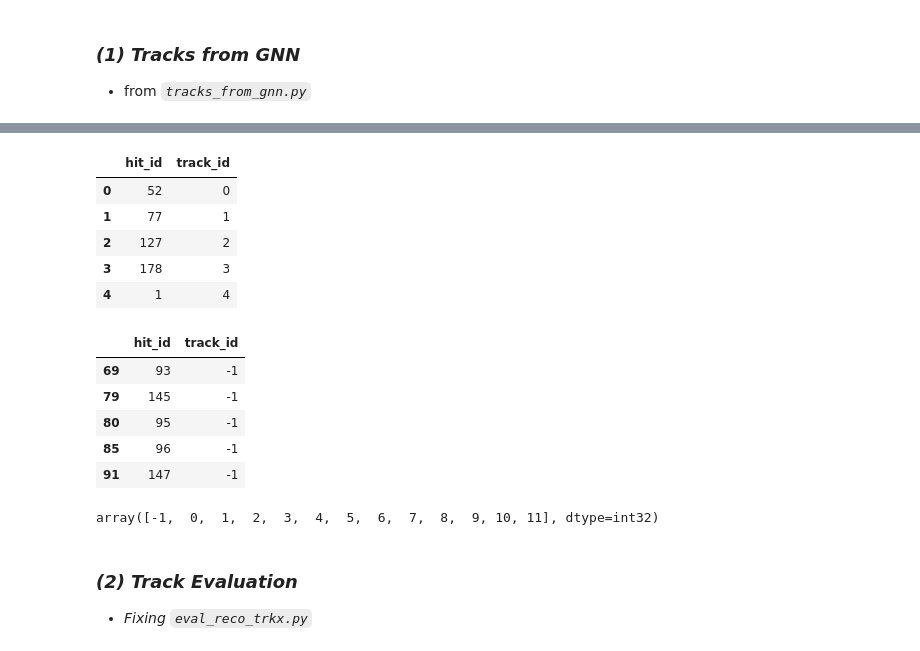
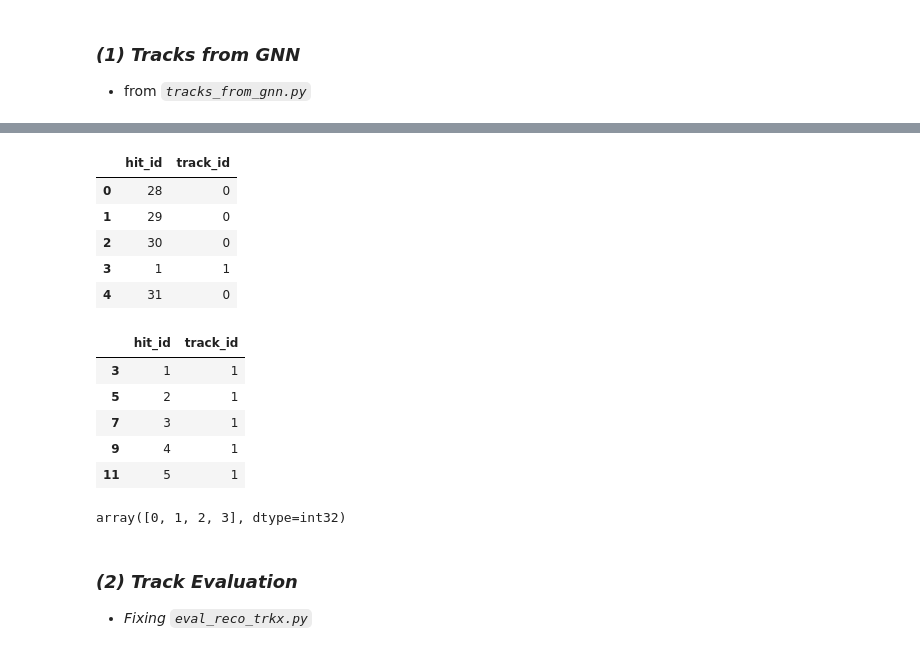
Before and after one commit to ai4fair/stttrkx, a Jupyter notebook: eval/eval_reco_trkx.ipynb, the cells around one changed output, grey strips where cells are left out. Saved outputs shown, nothing was run; the diff lists cells and outputs as text; code cells hidden in the pictures.

```diff
--- a/eval/eval_reco_trkx.ipynb
+++ b/eval/eval_reco_trkx.ipynb
@@ -33,9 +33,9 @@ from LightningModules.Processing import SttTorchDataReader
 
 * from _`tracks_from_gnn.py`_
 # %%
-raw_inputdir="../run_all/gnn_processed/pred"  # output of GNN stage as in test/pred
-rec_inputdir="../run_all/gnn_segmenting/seg"  # output of trkx_from_gnn.sh
-outputdir="../run_all/gnn_segmenting/eval"    # output of eval_reco_trkx.sh
+raw_inputdir="../run_all/fwp_gnn_processed/pred"  # output of GNN stage as in test/pred
+rec_inputdir="../run_all/fwp_gnn_segmenting/seg"  # output of trkx_from_gnn.sh
+outputdir="../run_all/fwp_gnn_segmenting/eval"    # output of eval_reco_trkx.sh
 # %%
 # reco_track_path = "run/trkx_from_gnn"
 reco_trkx_reader = SttTorchDataReader(rec_inputdir)
@@ -56,30 +47,30 @@ reco_trkx_reader.all_evtids[:10]
 # %%
 # fetch a single event
-reco_trkx_data = reco_trkx_reader(110000)
+reco_trkx_data = reco_trkx_reader(5)
 # %%
 reco_trkx_data.head()
 # %% [output]
 |  | hit_id | track_id |
-| 0 | 52 | 0 |
-| 1 | 77 | 1 |
-| 2 | 127 | 2 |
-| 3 | 178 | 3 |
-| 4 | 1 | 4 |
+| 0 | 28 | 0 |
+| 1 | 29 | 0 |
+| 2 | 30 | 0 |
+| 3 | 1 | 1 |
+| 4 | 31 | 0 |
 # %%
 # filter missed hits
-reco_trkx_data.query("track_id==-1").head()
+reco_trkx_data.query("track_id==1").head()
 # %% [output]
 |  | hit_id | track_id |
-| 69 | 93 | -1 |
-| 79 | 145 | -1 |
-| 80 | 95 | -1 |
-| 85 | 96 | -1 |
-| 91 | 147 | -1 |
+| 3 | 1 | 1 |
+| 5 | 2 | 1 |
+| 7 | 3 | 1 |
+| 9 | 4 | 1 |
+| 11 | 5 | 1 |
 # %%
 # number of reco tracks
 np.unique(reco_trkx_data.track_id.values)
 # %% [output]
-array([-1,  0,  1,  2,  3,  4,  5,  6,  7,  8,  9, 10, 11], dtype=int32)
+array([0, 1, 2, 3], dtype=int32)
 # %%
 # renaming
 reconstructed = reco_trkx_data
```
Also changed, not shown: parts of 51 cells of this notebook, 3 other files.
